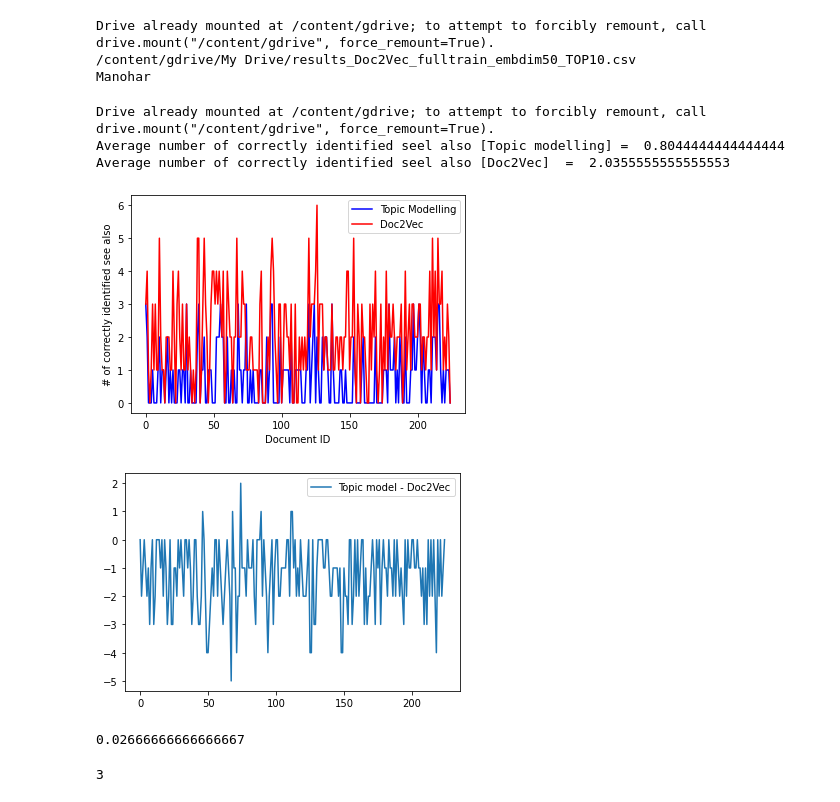
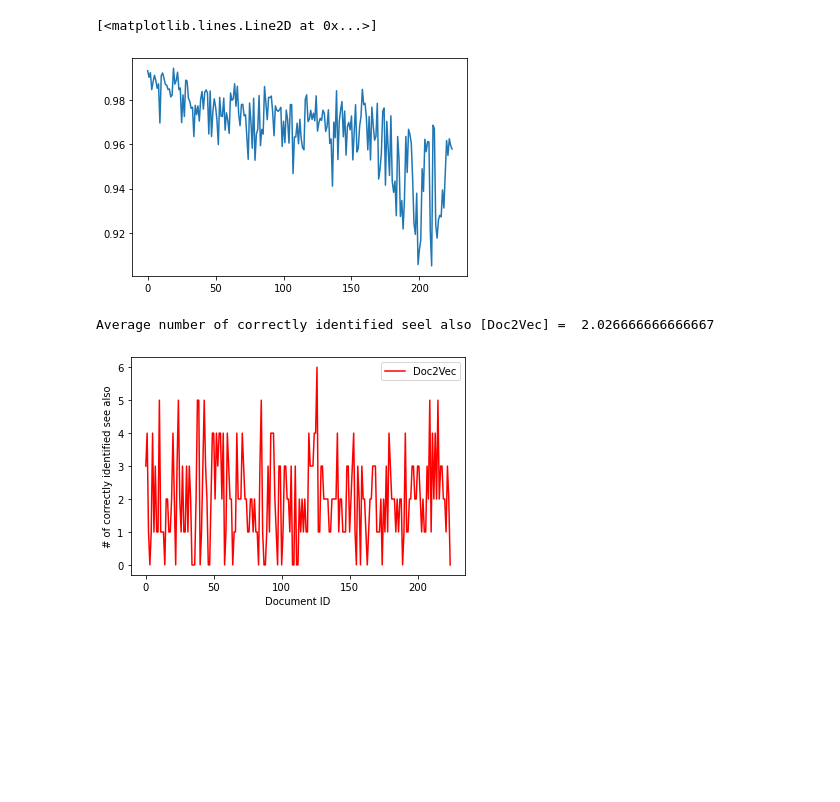
Before and after one commit to manoharsham/topic_model, a Jupyter notebook: doc2vec.ipynb, the cells around one changed output. Drawn from its saved outputs; the diff is of its cells as text; code cells hidden in the pictures; blank space fills up the shorter version.

```diff
--- a/doc2vec.ipynb
+++ b/doc2vec.ipynb
@@ -471,0 +340,10 @@ for ref_id in range(len(titles1_test)):
+# %%
+# Some initalizations
+fields = ('ref doc', 'predicted see also', 'predicted metric', 'wiki see also', 'predicted metric for wiki', 'Success')
+#fields = ('ref doc', 'predicted see also[JS]', 'predicted metric[JS]', 'predicted see also[HM]', 'predicted metric[HM]', 'wiki see also','predicted metric for wiki[JS]','predicted metric for wiki[HM]')
+#fields = ('ref doc', 'predicted see also[JS]', 'predicted metric[JS]', 'predicted see also[HM]', 'predicted metric[HM]')
+
+titles1_full=np.array(data['title'])
+titles1_train=np.array(dtrain['title'])
+titles1_test=np.array(dtest['title'])
+print("Full/Train/Test:", len(titles1_full), len(titles1_train), len(titles1_test))
@@ -491,27 +451,15 @@ plt.plot(cos_sim2)
+# %%
+import matplotlib.pyplot as plt
+
+plt.plot(cos_sim2)
+# %% [output]
+[<matplotlib.lines.Line2D at 0x...>]
+[figure, added]
 # %%
-dictlist = [dict() for x in range(len(titles1_test))]
-dictlist = [{fields[0]:resultsDict[fields[0]][i],fields[1]:resultsDict[fields[1]][i],fields[2]:resultsDict[fields[2]][i],fields[3]:resultsDict[fields[3]][i], fields[4]:resultsDict[fields[4]][i], fields[5]:resultsDict[fields[5]][i]} for i in range(len(titles1_test))]
-#print(dictlist)
-from google.colab import drive
-drive.mount('/content/gdrive')
-import csv
-filename = '/content/gdrive/My Drive/results_Doc2Vec_fulltrain_embdim'+str(EMB_DIM)+'_TOP'+str(TOPK)+'.csv'
-
-print(filename)
-
-# writing to csv file
-with open(filename, 'w') as csvfile:
-    # creating a csv dict writer object
-    writer = csv.DictWriter(csvfile, fieldnames = fields)
-
-    # writing headers (field names)
-    writer.writeheader()
-    print('Manohar')
-    # writing data rows
-    for data in dictlist:
-      writer.writerow(data)
-#!cp filename "/content/gdrive/My Drive/"
+dictlist = [{
+    fields[0]: resultsDict[fields[0]][i],
+    fields[1]: resultsDict[fields[1]][i],
+    fields[2]: resultsDict[fields[2]][i],
+    fields[3]: resultsDict[fields[3]][i],
+    fields[4]: resultsDict[fields[4]][i],
+    fields[5]: resultsDict[fields[5]][i]} for i, _ in enumerate(titles1_test)]
-# %% [output]
-Drive already mounted at /content/gdrive; to attempt to forcibly remount, call drive.mount("/content/gdrive", force_remount=True).
-/content/gdrive/My Drive/results_Doc2Vec_fulltrain_embdim50_TOP10.csv
-Manohar
@@ -518,40 +475,18 @@ Manohar
 # %%
-from google.colab import drive
-drive.mount('/content/gdrive')
 import pandas as pd
 # Read data from file 'filename.csv'
 # (in the same directory that your python process is based)
 # Control delimiters, rows, column names with read_csv (see later)
 
-data = pd.read_csv("/content/gdrive/My Drive/results_LDA_NT20_P40_TOP10.csv")
 data1 = pd.read_csv(filename)
-# Preview the first 5 lines of the loaded data
-print('Average number of correctly identified seel also [Topic modelling] = ',data['Success[HM]'].sum()/len(titles1_test))
-print('Average number of correctly identified seel also [Doc2Vec]  = ',data1['Success'].sum()/len(titles1_test))
-TM_success=data['Success[HM]']
+print('Average number of correctly identified seel also [Doc2Vec] = ',
+      data1['Success'].sum()/len(titles1_test))
 Doc2vec_success=data1['Success']
-import matplotlib.pyplot as plt
-plt.plot(TM_success,'b-',label='Topic Modelling')
 plt.plot(Doc2vec_success,'r-',label='Doc2Vec')
 plt.xlabel('Document ID')
 plt.ylabel('# of correctly identified see also')
 plt.legend()
 plt.show()
-
-plt.plot(TM_success-Doc2vec_success,label='Topic model - Doc2Vec')
-plt.legend()
-plt.show()
-
-diff=TM_success-Doc2vec_success
-print((diff>0).sum()/225)
 # %% [output]
-Drive already mounted at /content/gdrive; to attempt to forcibly remount, call drive.mount("/content/gdrive", force_remount=True).
-Average number of correctly identified seel also [Topic modelling] =  0.8044444444444444
-Average number of correctly identified seel also [Doc2Vec]  =  2.0355555555555553
+Average number of correctly identified seel also [Doc2Vec] =  2.026666666666667
-[figure, old version]
+[figure, new version]
-[figure, removed]
-0.02666666666666667
-# %%
-min(3,4)
-# %% [output]
-3
```
Also changed, not shown: parts of 56 cells of this notebook, 1 other file.
